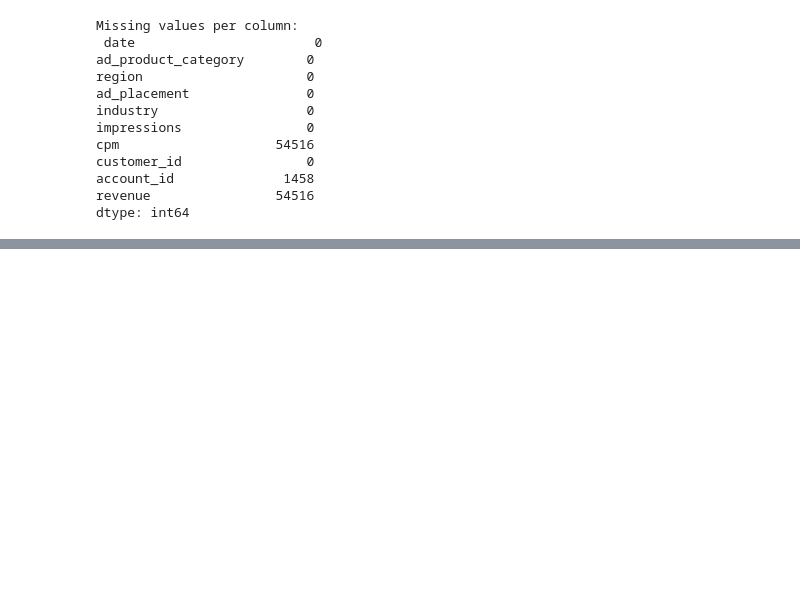
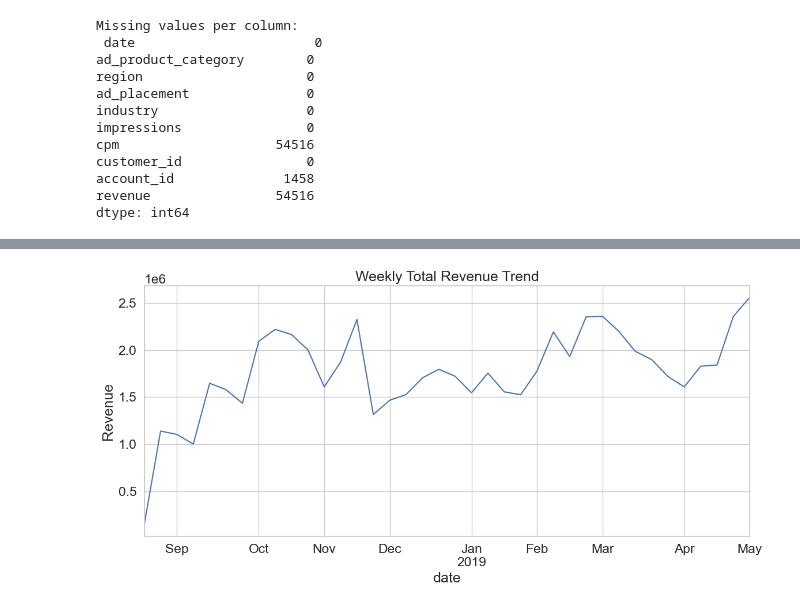
Before and after one commit to kovashikawa/LATAM-Monetization-Strat, a Jupyter notebook: eda.ipynb, the cells around one changed output, grey strips where cells are left out. Saved outputs shown, nothing was run; the diff lists cells and outputs as text; code cells hidden in the pictures; blank space fills up the shorter version.

```diff
--- a/eda.ipynb
+++ b/eda.ipynb
@@ -68,0 +417,14 @@ print(grouped.head())
+# %%
+# Create a new figure explicitly
+fig = plt.figure(figsize=(12, 6))
+ax = fig.add_subplot(111)
+
+# Plot directly using pandas
+weekly_revenue = df_perf.set_index('date')['revenue'].resample('W').sum()
+weekly_revenue.plot(ax=ax)
+ax.set_title('Weekly Total Revenue Trend')
+ax.set_ylabel('Revenue')
+plt.tight_layout()
+plt.show()
+# %% [output]
+[figure, added]
```
Also changed, not shown: parts of 19 cells of this notebook.
